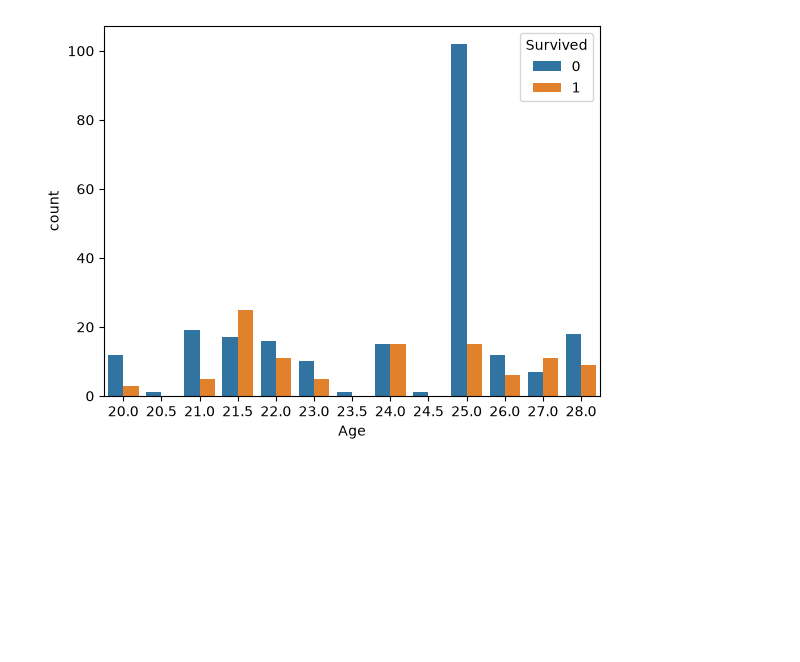
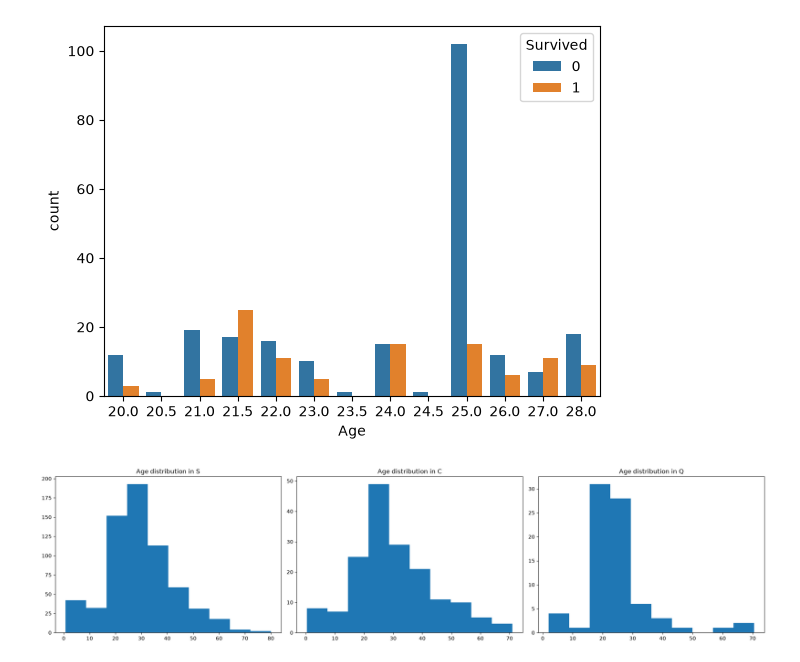
Before and after one commit to MarcooMateoo/ml-titanic, a Jupyter notebook: notebooks/01_EDA.ipynb, the cells around one changed output. Drawn from its saved outputs; the diff is of its cells as text; code cells hidden in the pictures; blank space fills up the shorter version.

```diff
--- a/notebooks/01_EDA.ipynb
+++ b/notebooks/01_EDA.ipynb
@@ -261,3 +261,24 @@ sns.countplot(df, x="Age", hue="Survived")
 # %% [output]
 <Axes: xlabel='Age', ylabel='count'>
 [figure]
+# %%
+df = train_set.copy()
+fig, ax = plt.subplots(1, 3, figsize=(20,5))
+
+df_S = df[df['Embarked'] == 'S']
+df_C = df[df['Embarked'] == 'C']
+df_Q = df[df['Embarked'] == 'Q']
+
+ax[0].hist(df_S['Age'])
+ax[0].set_title('Age distribution in S')
+
+ax[1].hist(df_C['Age'])
+ax[1].set_title('Age distribution in C')
+
+ax[2].hist(df_Q['Age'])
+ax[2].set_title('Age distribution in Q')
+
+plt.tight_layout()
+plt.show()
+# %% [output]
+[figure, added]
```
Also changed, not shown: 1 other file.
